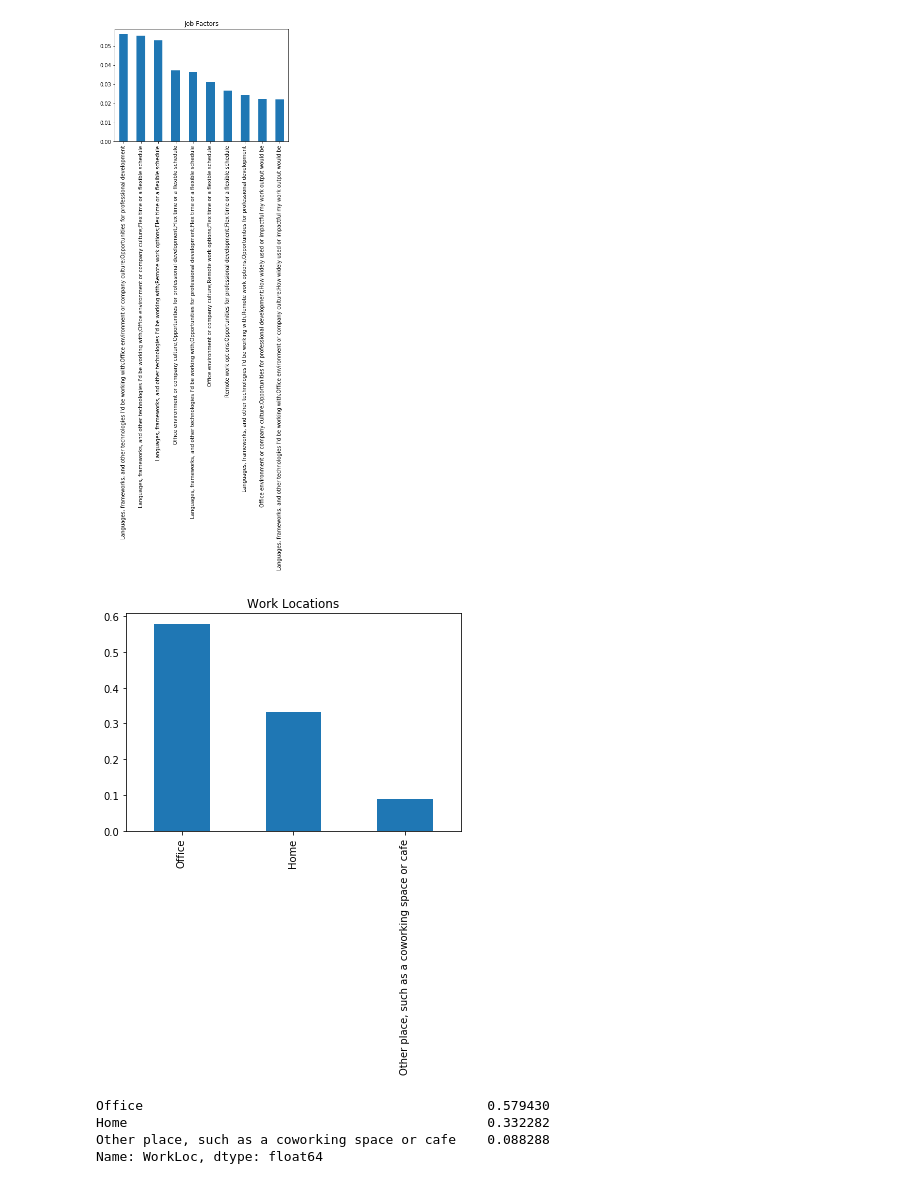
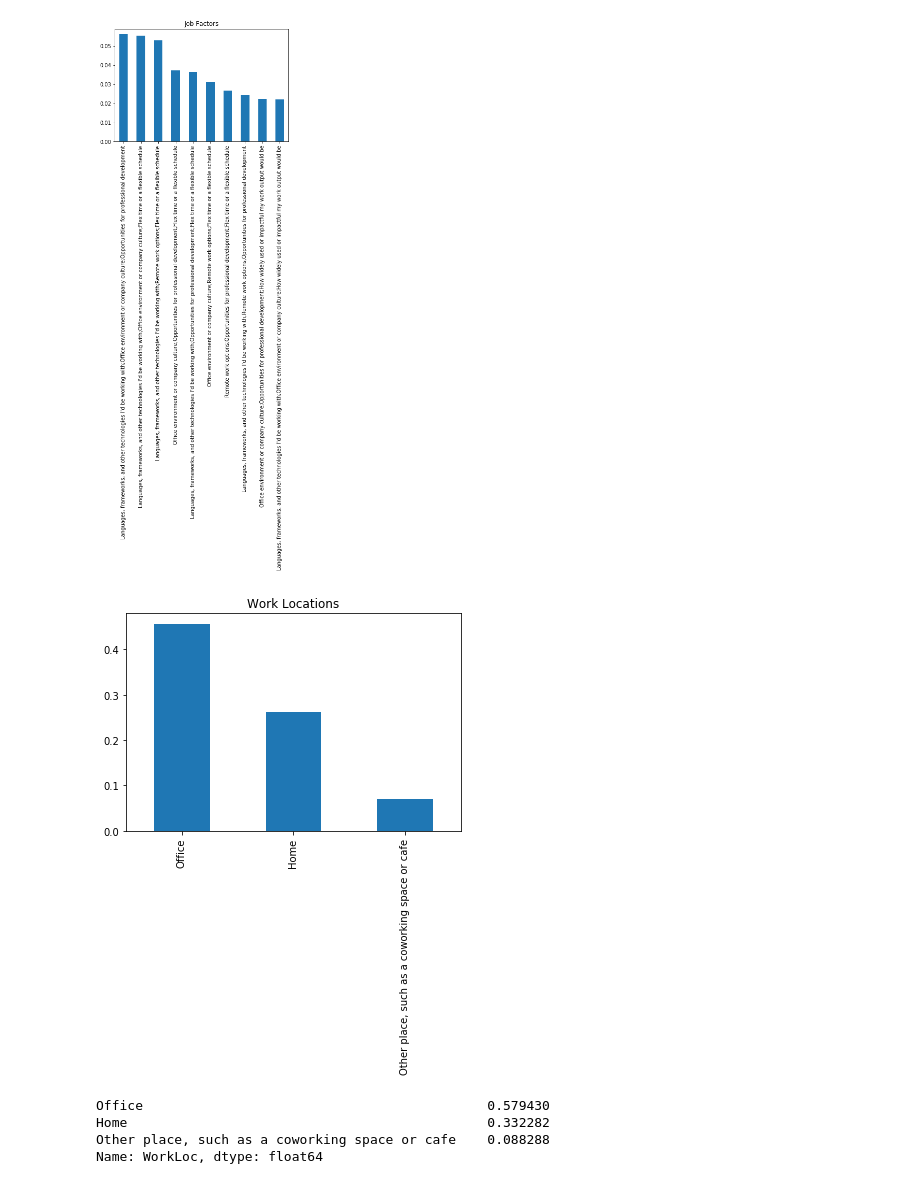
Before and after one commit to secilkokturk/dsblogpost, a Jupyter notebook: Nanodegree Project Blog Post.ipynb, the cells around one changed output. Saved outputs shown, nothing was run; the diff lists cells and outputs as text; code cells hidden in the pictures.

```diff
--- a/Nanodegree Project Blog Post.ipynb
+++ b/Nanodegree Project Blog Post.ipynb
@@ -46,3 +61,19 @@ nulls
+# %%
+# Let's write a function so that plotting is easier
+def barplot_feature(feat, totnum, title):
+    """
+    Description: This function can be used to bar plot a variable.
+
+    Arguments:
+        feat: the counts of feature to plot
+        totnum: the number of total non-null values to plot.
+        title: plot title
+    Returns:
+        None
+    """
+
+    (feat/totnum).plot(kind="bar");
+    plt.title(title);
 # %%
 #employment status
 emp_vals = df.Employment.value_counts()
@@ -75,12 +103,12 @@ plt.title("Job Factors");
 [figure]
 # %%
 #work locations preferred
+#answering the question: What was Pre Covid-19 remote work preference percentages of Stackoverflow Community?
 wl_vals = df.WorkLoc.value_counts()
 
-(wl_vals[:10]/df.WorkLoc.count()).plot(kind="bar");
-plt.title("Work Locations");
+barplot_feature(wl_vals[:10], df.shape[0],"Work Locations");
 # %% [output]
-[figure, old version]
+[figure, new version]
 # %%
 print (wl_vals/df.WorkLoc.count())
 # %% [output]
```
Also changed, not shown: parts of 16 cells of this notebook, 1 other file.
